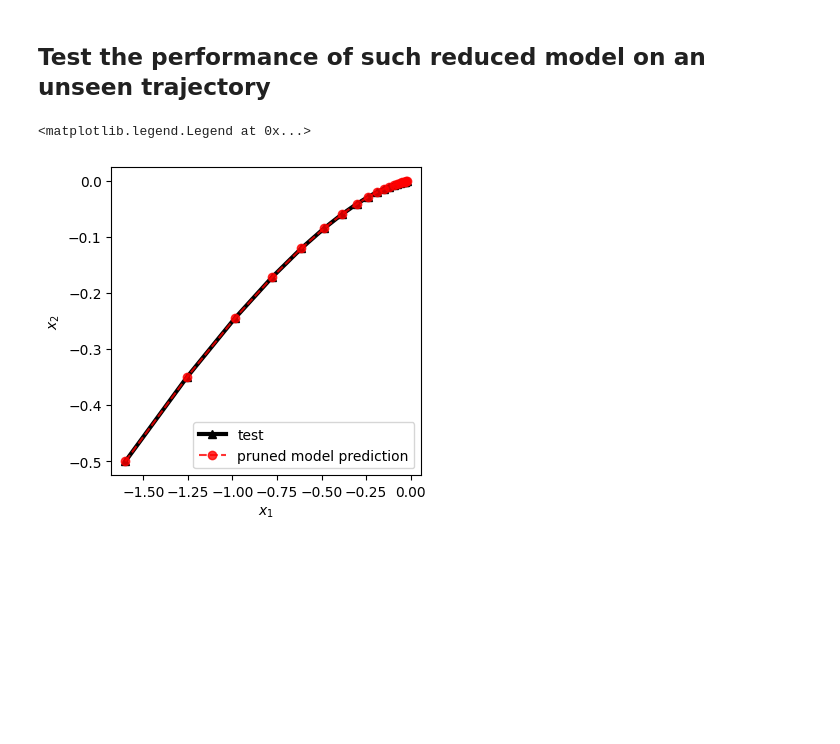
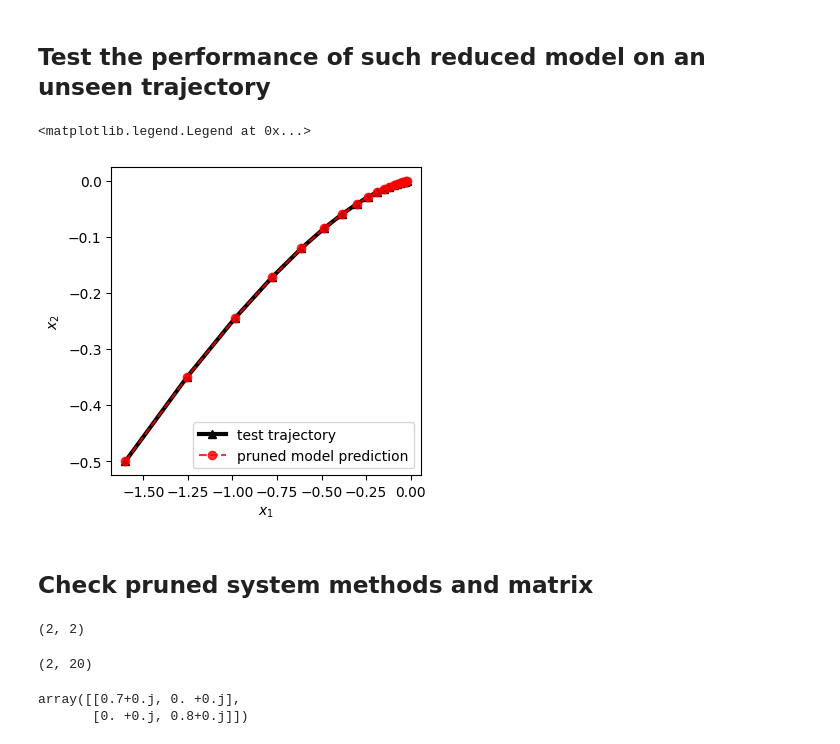
Before and after one commit to dynamicslab/pykoopman, a Jupyter notebook: examples/tutorial_sparse_modes_selection_2d_linear_system.ipynb, the cells around one changed output. Drawn from its saved outputs; the diff is of its cells as text; code cells hidden in the pictures; blank space fills up the shorter version.

```diff
--- a/examples/tutorial_sparse_modes_selection_2d_linear_system.ipynb
+++ b/examples/tutorial_sparse_modes_selection_2d_linear_system.ipynb
@@ -187,19 +184,38 @@ Xval4 = np.hstack(xval_list).T
 # %%
 # run simulation on the testing data
 x_ = Xval4[0:1,:]
 Xval4_pred = []
 for i in range(Xval4.shape[0]):
     Xval4_pred.append(x_)
     x_ = pruned_model.predict(x_)
 Xval4_pred = np.vstack(Xval4_pred)
 
 
 plt.figure(figsize=(4,4))
-plt.plot(Xval4[:,0],Xval4[:,1],'k^-',alpha=1,label='test',lw=3)
+plt.plot(Xval4[:,0],Xval4[:,1],'k^-',alpha=1,label='test trajectory',lw=3)
 plt.plot(Xval4_pred[:,0],Xval4_pred[:,1],'ro--',alpha=0.8,label='pruned model prediction')
 plt.xlabel(r'$x_1$')
 plt.ylabel(r'$x_2$')
 plt.legend(loc='best')
 # %% [output]
 <matplotlib.legend.Legend at 0x...>
-[figure, old version]
+[figure, new version]
+# %% [markdown]
+## Check pruned system methods and matrix
+# %%
+# the number of Koopman modes should be only 2 modes
+
+pruned_model.W.shape
+# %% [output]
+(2, 2)
+# %%
+# compute the eigenfunction along validation trajectory Xval4, there are 2 modes after truncation with 20 snapshots
+
+pruned_model.psi(x_col=Xval4.T).shape
+# %% [output]
+(2, 20)
+# %%
+pruned_model.lamda
+# %% [output]
+array([[0.7+0.j, 0. +0.j],
+       [0. +0.j, 0.8+0.j]])
```
Also changed, not shown: parts of 2 cells of this notebook, 11 other files.
